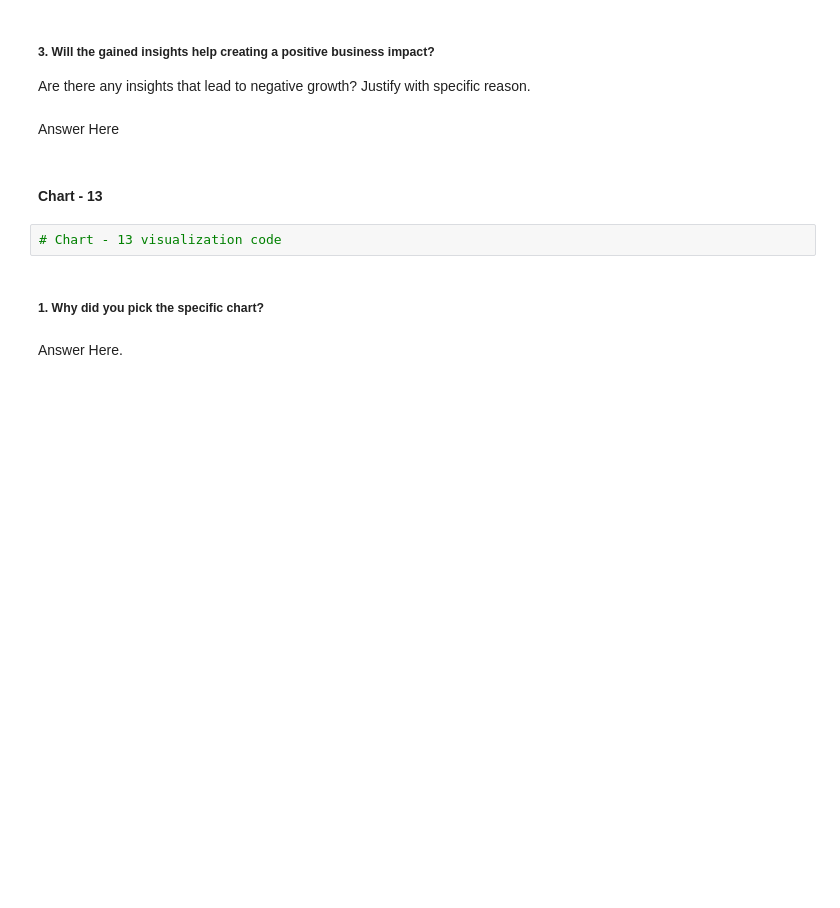
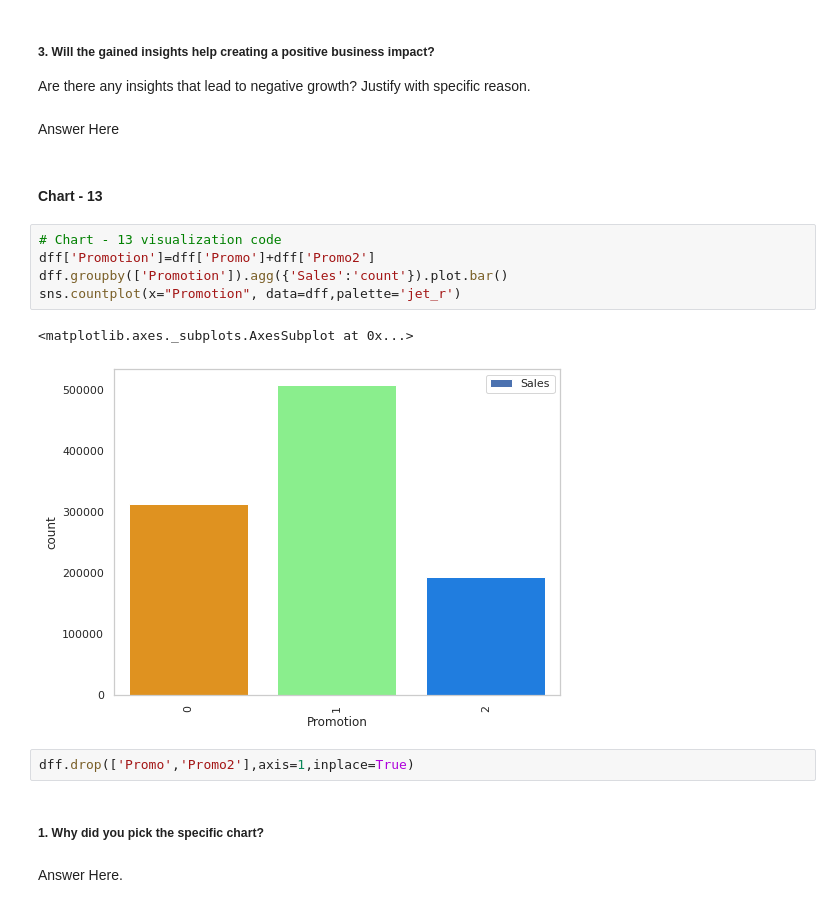
Before and after one commit to Jeetesh-KumarM/CAPSTONE-PROJECT-2-Regression, a Jupyter notebook: Capstone_Project_2_Regression.ipynb, the cells around one changed output. Drawn from its saved outputs; the diff is of its cells as text; blank space fills up the shorter version.

```diff
--- a/Capstone_Project_2_Regression.ipynb
+++ b/Capstone_Project_2_Regression.ipynb
@@ -784,8 +818,16 @@ Are there any insights that lead to negative growth? Justify with specific reaso
 Answer Here
 # %% [markdown]
 #### Chart - 13
-# %%
-# Chart - 13 visualization code
+# %%
+# Chart - 13 visualization code
+dff['Promotion']=dff['Promo']+dff['Promo2']
+dff.groupby(['Promotion']).agg({'Sales':'count'}).plot.bar()
+sns.countplot(x="Promotion", data=dff,palette='jet_r')
+# %% [output]
+<matplotlib.axes._subplots.AxesSubplot at 0x...>
+[figure, added]
+# %%
+dff.drop(['Promo','Promo2'],axis=1,inplace=True)
 # %% [markdown]
 ##### 1. Why did you pick the specific chart?
 # %% [markdown]
```
Also changed, not shown: parts of 15 cells of this notebook.
